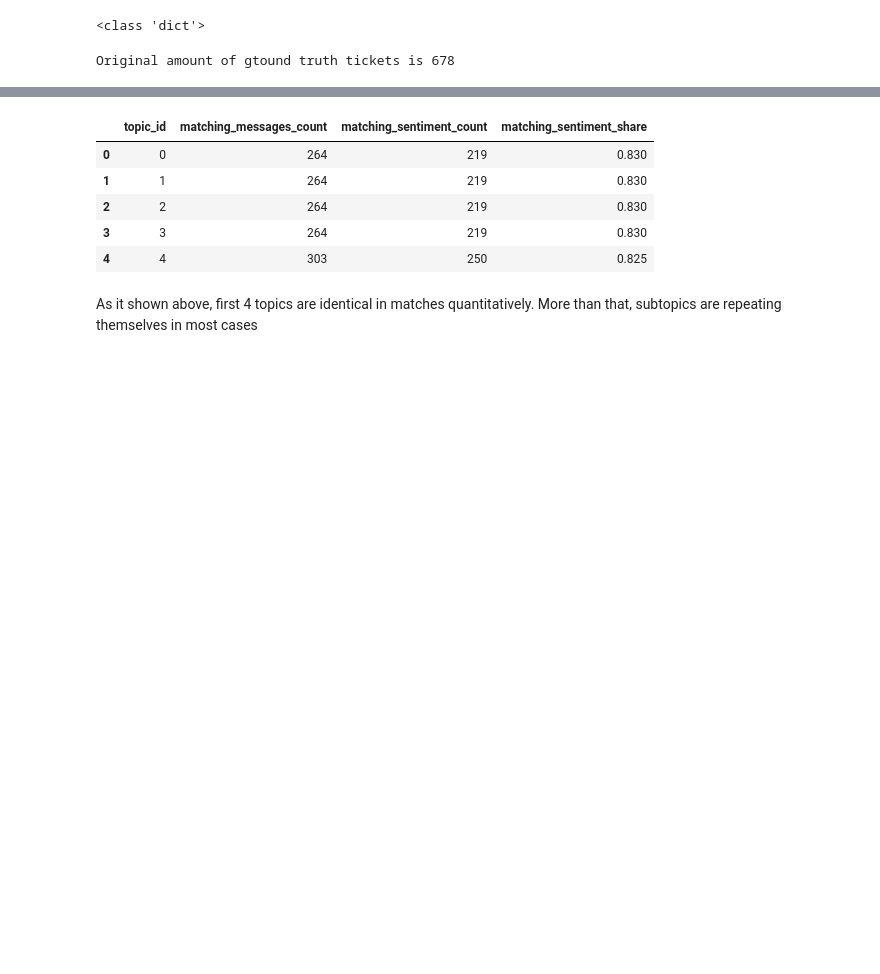
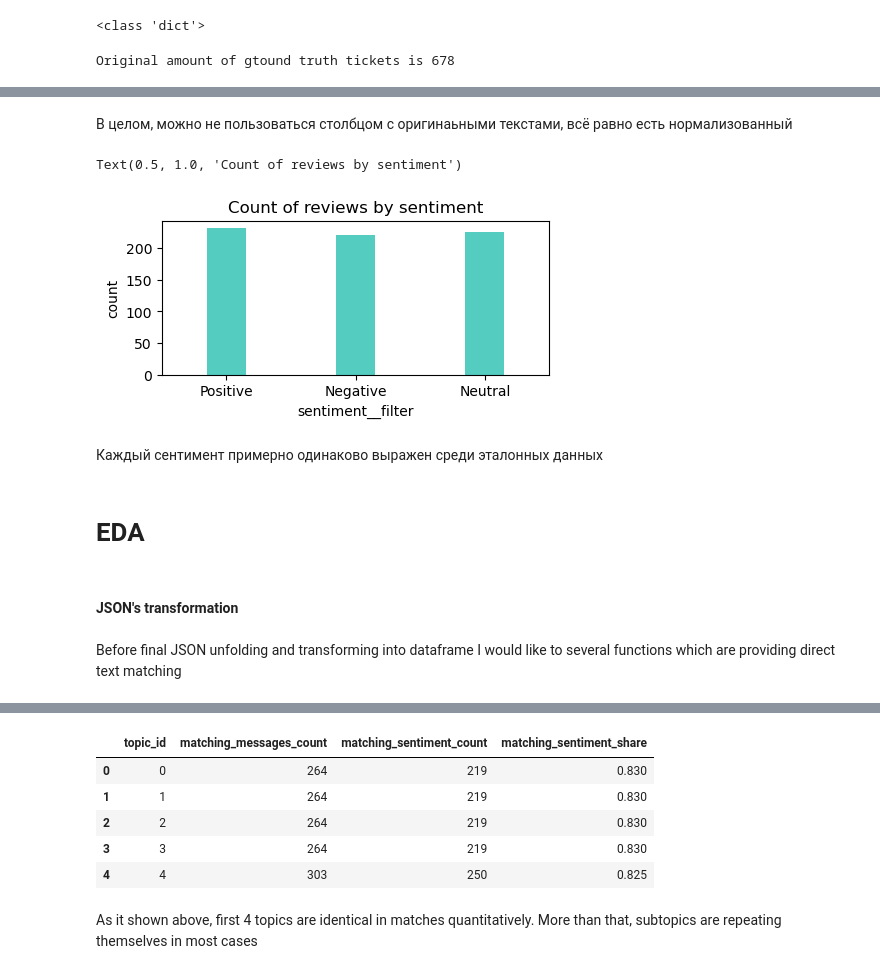
Before and after one commit to Tsukimy/text_sentiment, a Jupyter notebook: topic_sentiment_test_assignment.ipynb, the cells around one changed output, grey strips where cells are left out. Cells and saved outputs as stored; diff of their text form; code cells hidden in the pictures; blank space fills up the shorter version.

```diff
--- a/topic_sentiment_test_assignment.ipynb
+++ b/topic_sentiment_test_assignment.ipynb
@@ -41 +51,18 @@ Down below are functions which are used further for direct text matching
+# %% [markdown]
+В целом, можно не пользоваться столбцом с оригинаьными текстами, всё равно есть нормализованный
+# %%
+plt.figure(figsize=(5, 2))
+sns.countplot(data=gt_df, x='sentiment__filter', color = 'turquoise', width = 0.3)
+plt.title('Count of reviews by sentiment')
+# %% [output]
+Text(0.5, 1.0, 'Count of reviews by sentiment')
+[figure, added]
+# %% [markdown]
+Каждый сентимент примерно одинаково выражен среди эталонных данных
+# %% [markdown]
+# EDA
+# %% [markdown]
+#### JSON's transformation
+# %% [markdown]
+Before final JSON unfolding and transforming into dataframe I would like to several functions which are providing direct text matching
 # %%
```
Also changed, not shown: parts of 74 cells of this notebook.
